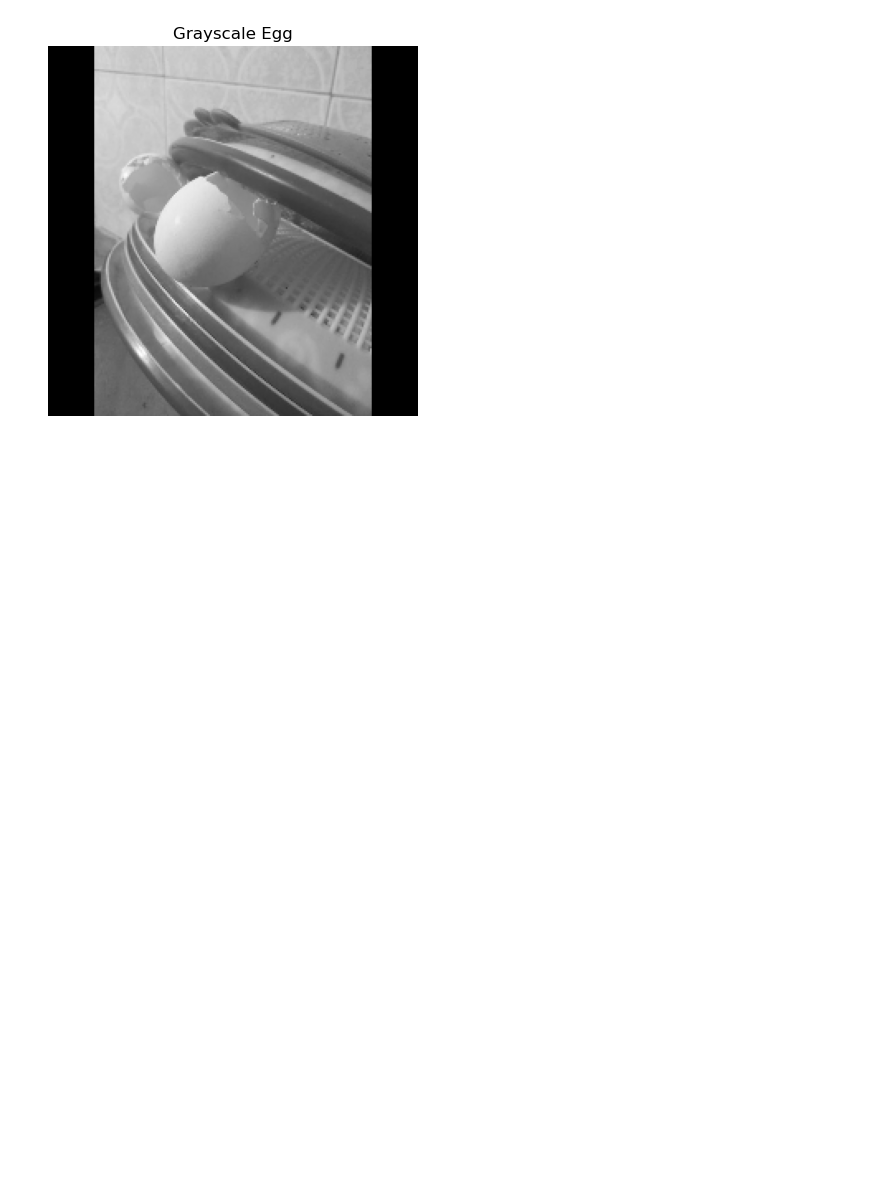
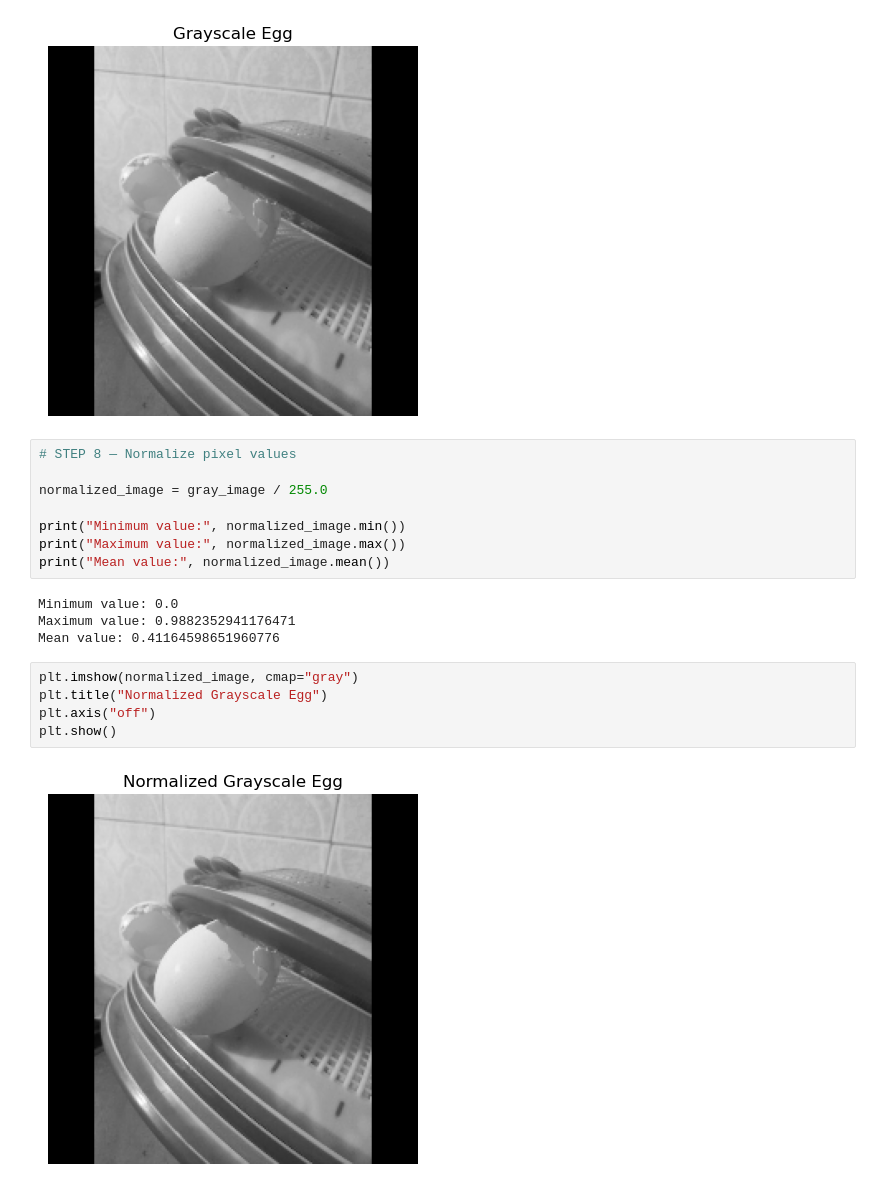
Before and after one commit to dakshkathuria346-gif/Egg-Defect-Detection, a Jupyter notebook: Experiment-4.ipynb, the cells around one changed output. Saved outputs shown, nothing was run; the diff lists cells and outputs as text; blank space fills up the shorter version.

Commit message:
Normalise pixel values

```diff
--- a/Experiment-4.ipynb
+++ b/Experiment-4.ipynb
@@ -150,3 +150,22 @@ plt.axis("off")
 plt.show()
 # %% [output]
 [figure]
+# %%
+# STEP 8 — Normalize pixel values
+
+normalized_image = gray_image / 255.0
+
+print("Minimum value:", normalized_image.min())
+print("Maximum value:", normalized_image.max())
+print("Mean value:", normalized_image.mean())
+# %% [output]
+Minimum value: 0.0
+Maximum value: 0.9882352941176471
+Mean value: 0.41164598651960776
+# %%
+plt.imshow(normalized_image, cmap="gray")
+plt.title("Normalized Grayscale Egg")
+plt.axis("off")
+plt.show()
+# %% [output]
+[figure, added]
```
